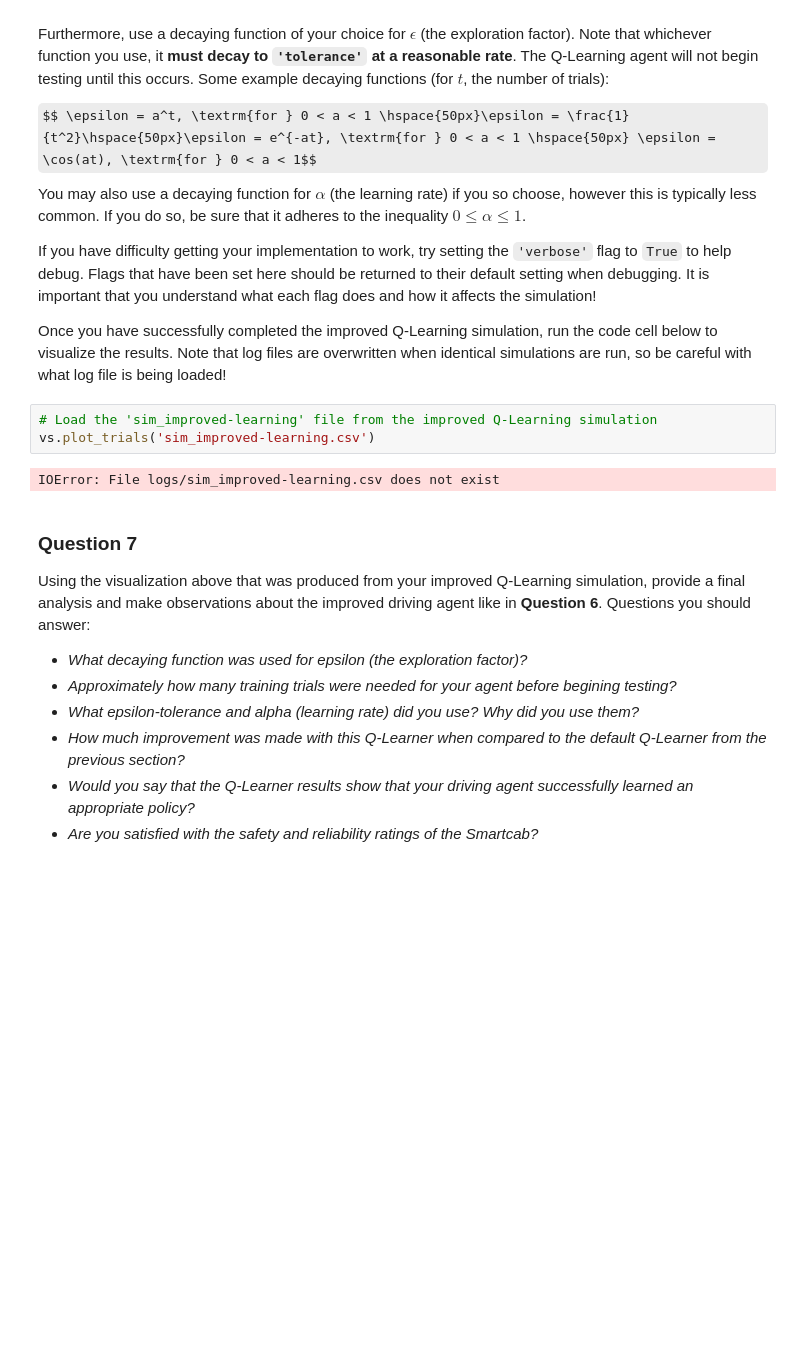
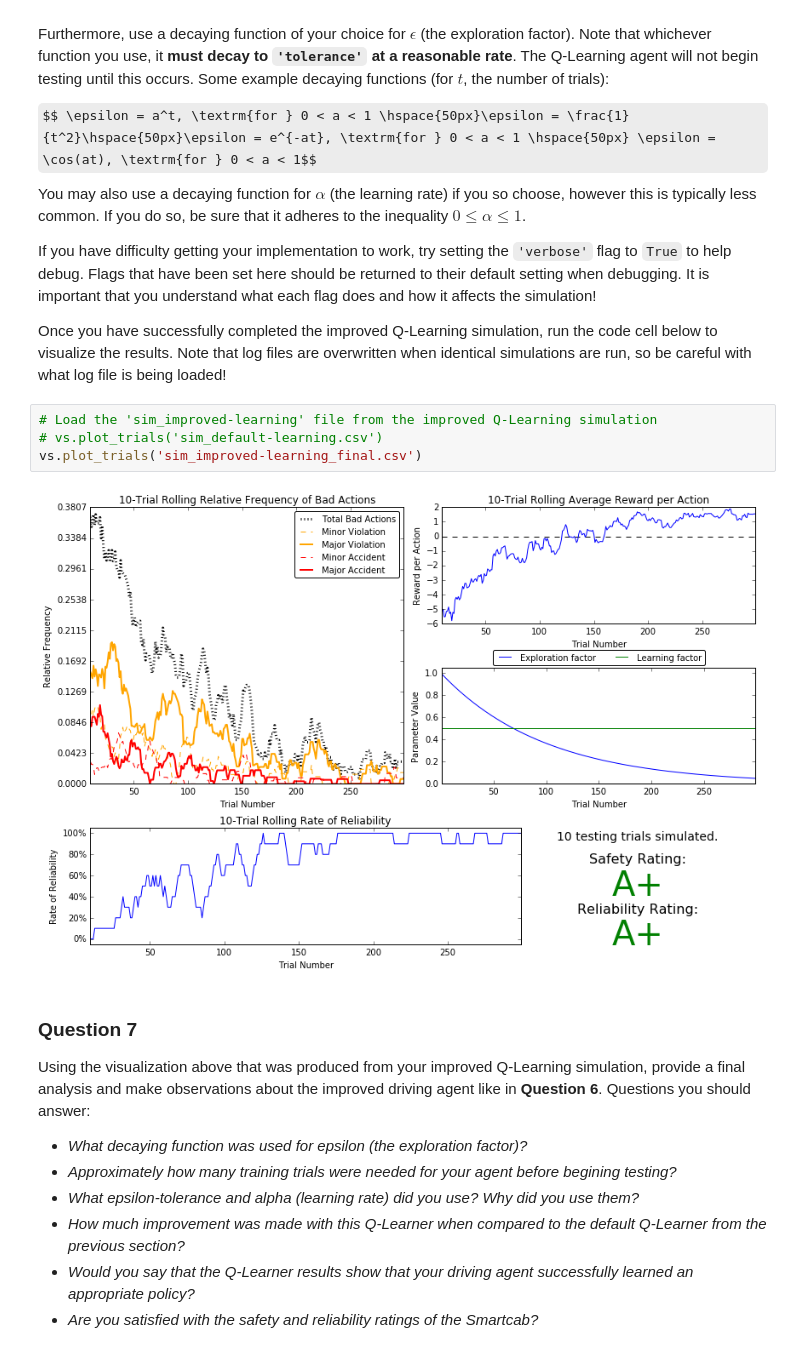
Before and after one commit to ppeiris/machine-learning, a Jupyter notebook: projects/smartcab/smartcab.ipynb, the cells around one changed output. Cells and saved outputs as stored; diff of their text form; some formulas as TeX source; blank space fills up the shorter version.

Commit message:
Improved Q-learning agent is working properly

```diff
--- a/projects/smartcab/smartcab.ipynb
+++ b/projects/smartcab/smartcab.ipynb
@@ -290,9 +288,10 @@ If you have difficulty getting your implementation to work, try setting the `'ve
 Once you have successfully completed the improved Q-Learning simulation, run the code cell below to visualize the results. Note that log files are overwritten when identical simulations are run, so be careful with what log file is being loaded!
 # %%
 # Load the 'sim_improved-learning' file from the improved Q-Learning simulation
-vs.plot_trials('sim_improved-learning.csv')
+# vs.plot_trials('sim_default-learning.csv')
+vs.plot_trials('sim_improved-learning_final.csv')
 # %% [output]
-IOError: File logs/sim_improved-learning.csv does not exist
+[figure, added]
 # %% [markdown]
 ### Question 7
 Using the visualization above that was produced from your improved Q-Learning simulation, provide a final analysis and make observations about the improved driving agent like in **Question 6**. Questions you should answer:
```
Also changed, not shown: parts of 8 cells of this notebook, 10 other files.
